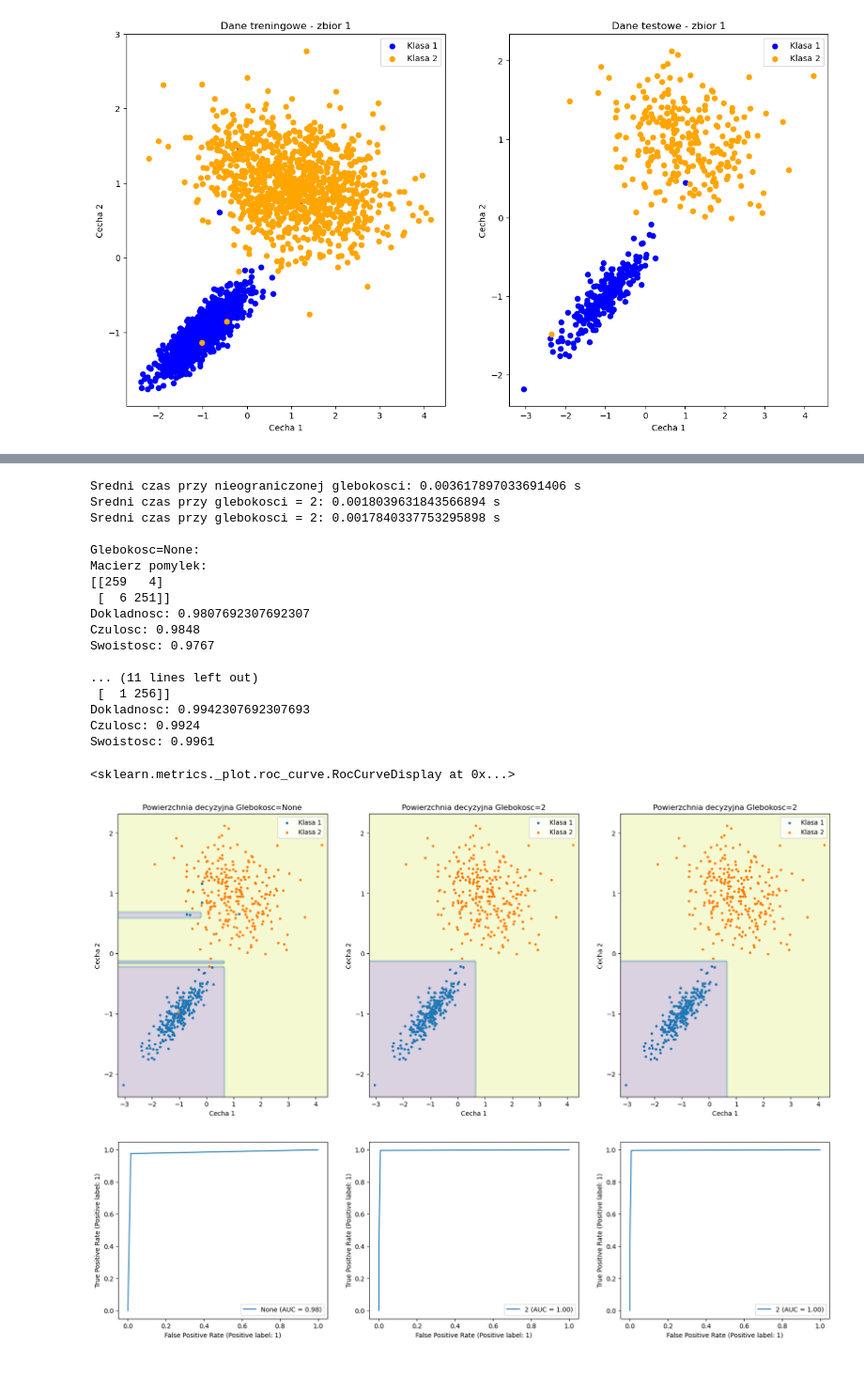
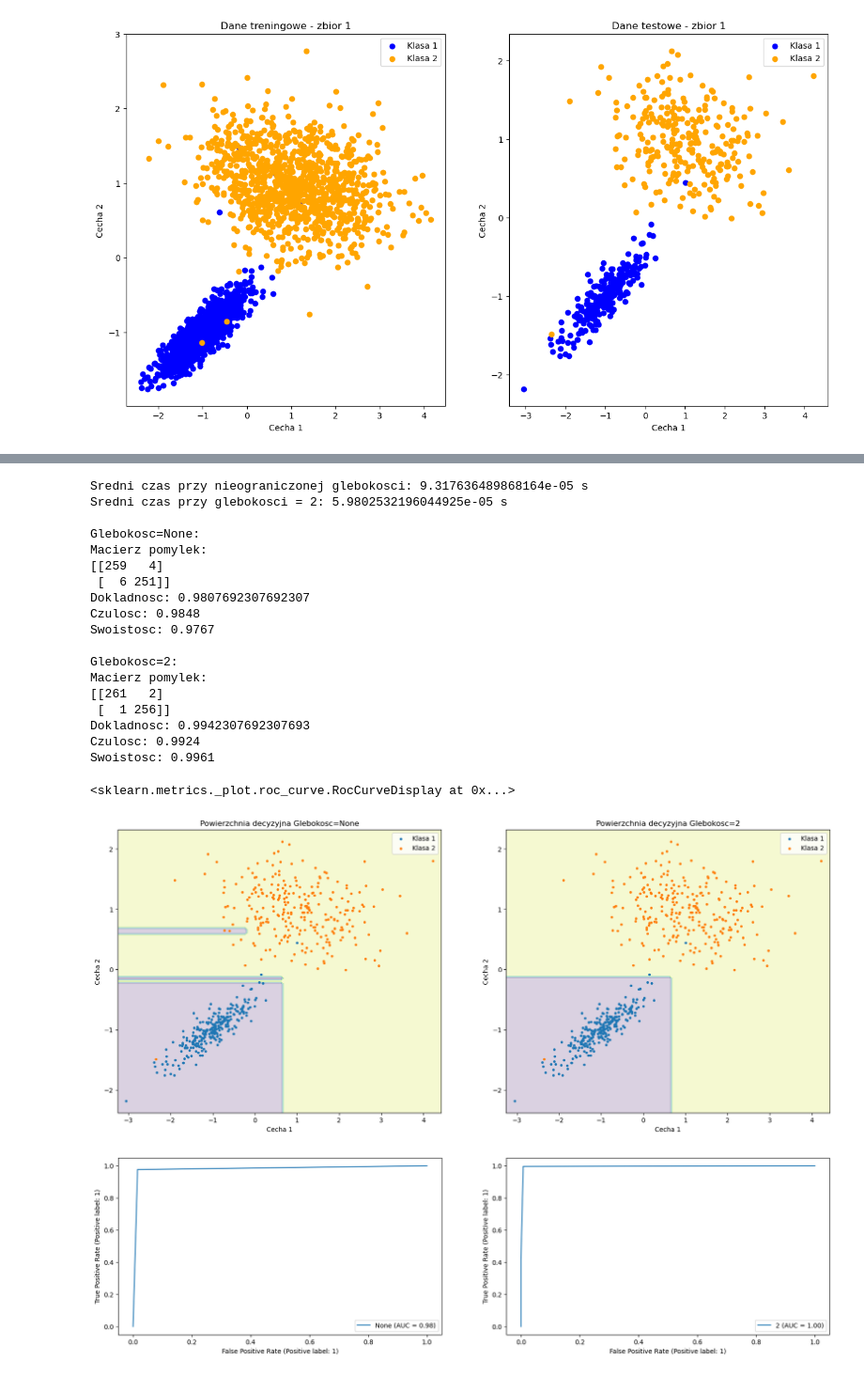
Before and after one commit to HaZhul/ML-models, a Jupyter notebook: 5Decision_Tree/decision_tree.ipynb, the cells around one changed output, grey strips where cells are left out. Shown at 94% size. Saved outputs shown, nothing was run; the diff lists cells and outputs as text; code cells hidden in the pictures.

```diff
--- a/5Decision_Tree/decision_tree.ipynb
+++ b/5Decision_Tree/decision_tree.ipynb
@@ -14,9 +14,9 @@ def sensitivity(m_p):
 def specificity(m_p):
     return round((m_p[1][1]/(m_p[1][0] + m_p[1][1])), 4)
 
-def plot_class(X_syn_test, y_pred, model, method):
-        X_pred_0 = X_syn_test[y_pred == 0]
-        X_pred_1 = X_syn_test[y_pred == 1]
+def plot_class(X_syn_test, y_syn_test, model, method):
+        X_pred_0 = X_syn_test[y_syn_test == 0]
+        X_pred_1 = X_syn_test[y_syn_test == 1]
         x_min, x_max = X_syn_test[:, 0].min() - 0.2, X_syn_test[:, 0].max() + 0.2
         y_min, y_max = X_syn_test[:, 1].min() - 0.2, X_syn_test[:, 1].max() + 0.2
         xx, yy = np.meshgrid(np.linspace(x_min, x_max, 100), np.linspace(y_min, y_max, 100))
@@ -125,70 +233,57 @@ from sklearn.metrics import RocCurveDisplay
 
 # Nieograniczona glebokosc
 dt_2_n = DecisionTreeClassifier(random_state=index, criterion='entropy')
+dt_2_n.fit(X_train_2, y_train_2)
 start = time.time()
 for i in range(100):
-    dt_2_n.fit(X_train_2, y_train_2)
+    y_pred_2_n = dt_2_n.predict(X_test_2)
 end = time.time()
 print(f'Sredni czas przy nieograniczonej glebokosci: {(end - start)/100} s')
-y_pred_2_n = dt_2_n.predict(X_test_2)
 
 # Glebokosc rowna ilosci cech
-dt_2_4 = DecisionTreeClassifier(random_state=index, max_depth=2, criterion='entropy')
+dt_2_2 = DecisionTreeClassifier(random_state=index, max_depth=2, criterion='entropy')
+dt_2_2.fit(X_train_2, y_train_2)
 start = time.time()
 for i in range(100):
-    dt_2_4.fit(X_train_2, y_train_2)
+    y_pred_2_2 = dt_2_2.predict(X_test_2)
 end = time.time()
 print(f'Sredni czas przy glebokosci = 2: {(end - start)/100} s')
-y_pred_2_4 = dt_2_4.predict(X_test_2)
-
-# Glebokosc rowna ilosci klastrow
-dt_2_5 = DecisionTreeClassifier(random_state=index, max_depth=2, criterion='entropy')
-start = time.time()
-for i in range(100):
-    dt_2_5.fit(X_train_2, y_train_2)
-end = time.time()
-print(f'Sredni czas przy glebokosci = 2: {(end - start)/100} s')
-y_pred_2_5 = dt_2_5.predict(X_test_2)
 
 pred_info(y_test_2, y_pred_2_n, 'Glebokosc=None')
-pred_info(y_test_2, y_pred_2_4, 'Glebokosc=4')
-pred_info(y_test_2, y_pred_2_5, 'Glebokosc=5')
+pred_info(y_test_2, y_pred_2_2, 'Glebokosc=2')
 
 
 plt.figure(figsize=(20, 8))
-plt.subplot(1, 3, 1)
-plot_class(X_test_2, y_pred_2_n, dt_2_n, 'Glebokosc=None')
-plt.subplot(1, 3, 2)
-plot_class(X_test_2, y_pred_2_4, dt_2_4, 'Glebokosc=2')
-plt.subplot(1, 3, 3)
-plot_class(X_test_2, y_pred_2_4, dt_2_4, 'Glebokosc=2')
+plt.subplot(1, 2, 1)
+plot_class(X_test_2, y_test_2, dt_2_n, 'Glebokosc=None')
+plt.subplot(1, 2, 2)
+plot_class(X_test_2, y_test_2, dt_2_2, 'Glebokosc=2')
 
 y_scores_2_n = dt_2_n.predict_proba(X_test_2)[:, 1]
-y_scores_2_4 = dt_2_4.predict_proba(X_test_2)[:, 1]
-y_scores_2_5 = dt_2_5.predict_proba(X_test_2)[:, 1]
+y_scores_2_2 = dt_2_2.predict_proba(X_test_2)[:, 1]
 
-_, axs = plt.subplots(1, 3, figsize=(20, 5))
+_, axs = plt.subplots(1, 2, figsize=(20, 5))
 RocCurveDisplay.from_predictions(y_test_2, y_scores_2_n, name='None', ax=axs[0])
-RocCurveDisplay.from_predictions(y_test_2, y_scores_2_4, name='2', ax=axs[1])
-RocCurveDisplay.from_predictions(y_test_2, y_scores_2_5, name='2', ax=axs[2])
+RocCurveDisplay.from_predictions(y_test_2, y_scores_2_2, name='2', ax=axs[1])
 # %% [output]
-Sredni czas przy nieograniczonej glebokosci: 0.003617897033691406 s
-Sredni czas przy glebokosci = 2: 0.0018039631843566894 s
-Sredni czas przy glebokosci = 2: 0.0017840337753295898 s
+Sredni czas przy nieograniczonej glebokosci: 9.317636489868164e-05 s
+Sredni czas przy glebokosci = 2: 5.9802532196044925e-05 s
 
 Glebokosc=None:
 Macierz pomylek:
 [[259   4]
  [  6 251]]
 Dokladnosc: 0.9807692307692307
 Czulosc: 0.9848
 Swoistosc: 0.9767
 
-... (11 lines left out)
+Glebokosc=2:
+Macierz pomylek:
+[[261   2]
  [  1 256]]
 Dokladnosc: 0.9942307692307693
 Czulosc: 0.9924
 Swoistosc: 0.9961
 <sklearn.metrics._plot.roc_curve.RocCurveDisplay at 0x...>
-[figure, old version]
+[figure, new version]
-[figure, old version]
+[figure, new version]
```
Also changed, not shown: parts of 15 cells of this notebook.
